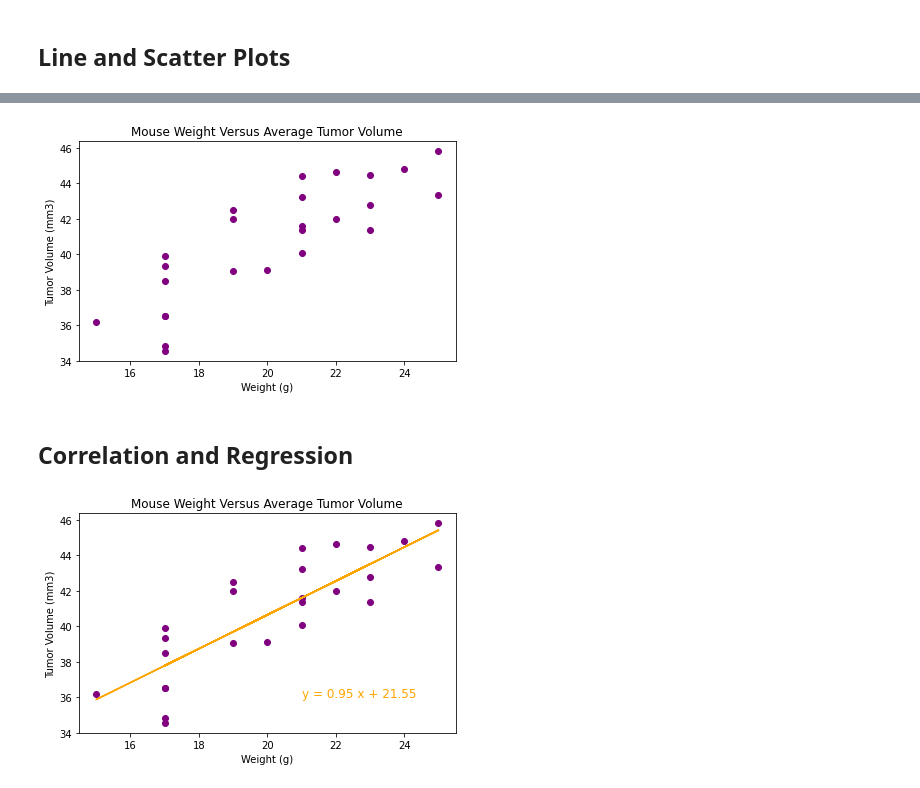
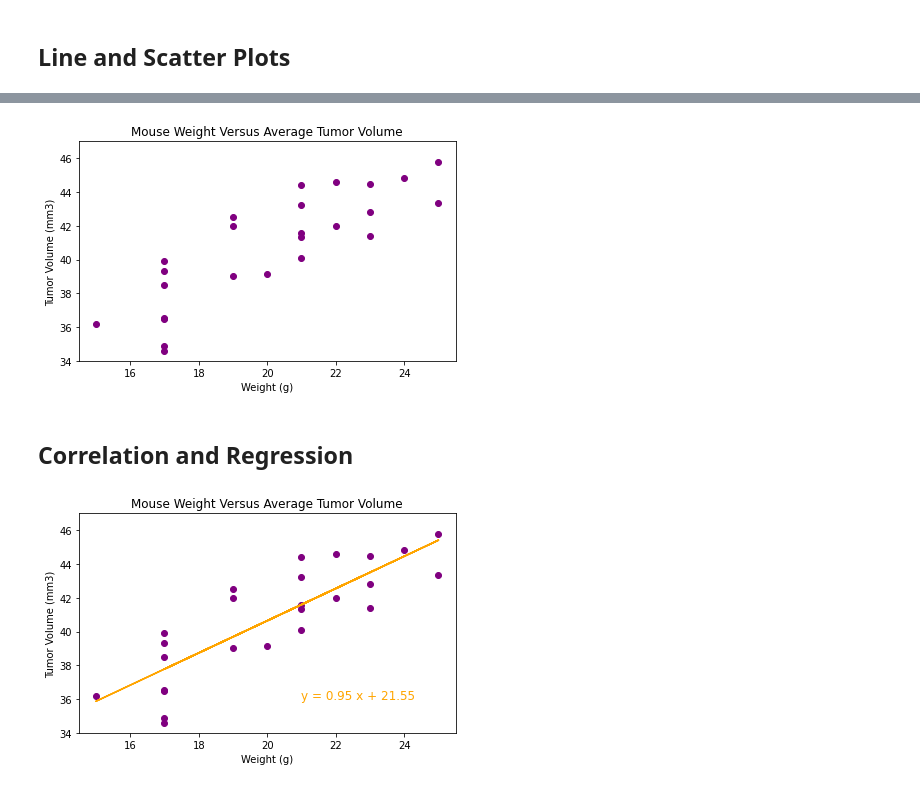
Before and after one commit to Franco1230/05-Matplotlib-Challenge, a Jupyter notebook: Pymaceuticals/pymaceuticals_starter.ipynb, the cells around one changed output, grey strips where cells are left out. Saved outputs shown, nothing was run; the diff lists cells and outputs as text; code cells hidden in the pictures.

```diff
--- a/Pymaceuticals/pymaceuticals_starter.ipynb
+++ b/Pymaceuticals/pymaceuticals_starter.ipynb
@@ -357,29 +364,33 @@ plt.scatter(capomulin_df_mean[weight_str], capomulin_df_mean[tumor_vol_str], col
 plt.title("Mouse Weight Versus Average Tumor Volume")
 plt.xlabel(weight_str)
 plt.ylabel(tumor_vol_str)
+plt.xlim(14.5, 25.5)
+plt.ylim(34, 47)
 plt.tight_layout()
 plt.show()
 # %% [output]
-[figure, old version]
+[figure, new version]
 # %% [markdown]
 ## Correlation and Regression
 # %%
 color = "orange"
 
 # Calculate the correlation coefficient and linear regression model
 corr = st.pearsonr(capomulin_df_mean[weight_str], capomulin_df_mean[tumor_vol_str])
 (slope, intercept, rvalue, pvalue, stderr) = linregress(capomulin_df_mean[weight_str], capomulin_df_mean[tumor_vol_str])
 regress_values = capomulin_df_mean[weight_str] * slope + intercept
 line_eq = f"y = {round(slope, 2)} x + {round(intercept, 2)}"
 
 # For mouse weight and average tumor volume for the Capomulin regimen
 plt.scatter(capomulin_df_mean[weight_str], capomulin_df_mean[tumor_vol_str], color = "purple")
 plt.plot(capomulin_df_mean[weight_str], regress_values, color = color)
 plt.annotate(line_eq, (21, 36), fontsize = 12, color = color)
 plt.title("Mouse Weight Versus Average Tumor Volume")
 plt.xlabel(weight_str)
 plt.ylabel(tumor_vol_str)
+plt.xlim(14.5, 25.5)
+plt.ylim(34, 47)
 plt.tight_layout()
 plt.show()
 # %% [output]
-[figure, old version]
+[figure, new version]
```
Also changed, not shown: parts of 4 cells of this notebook.
